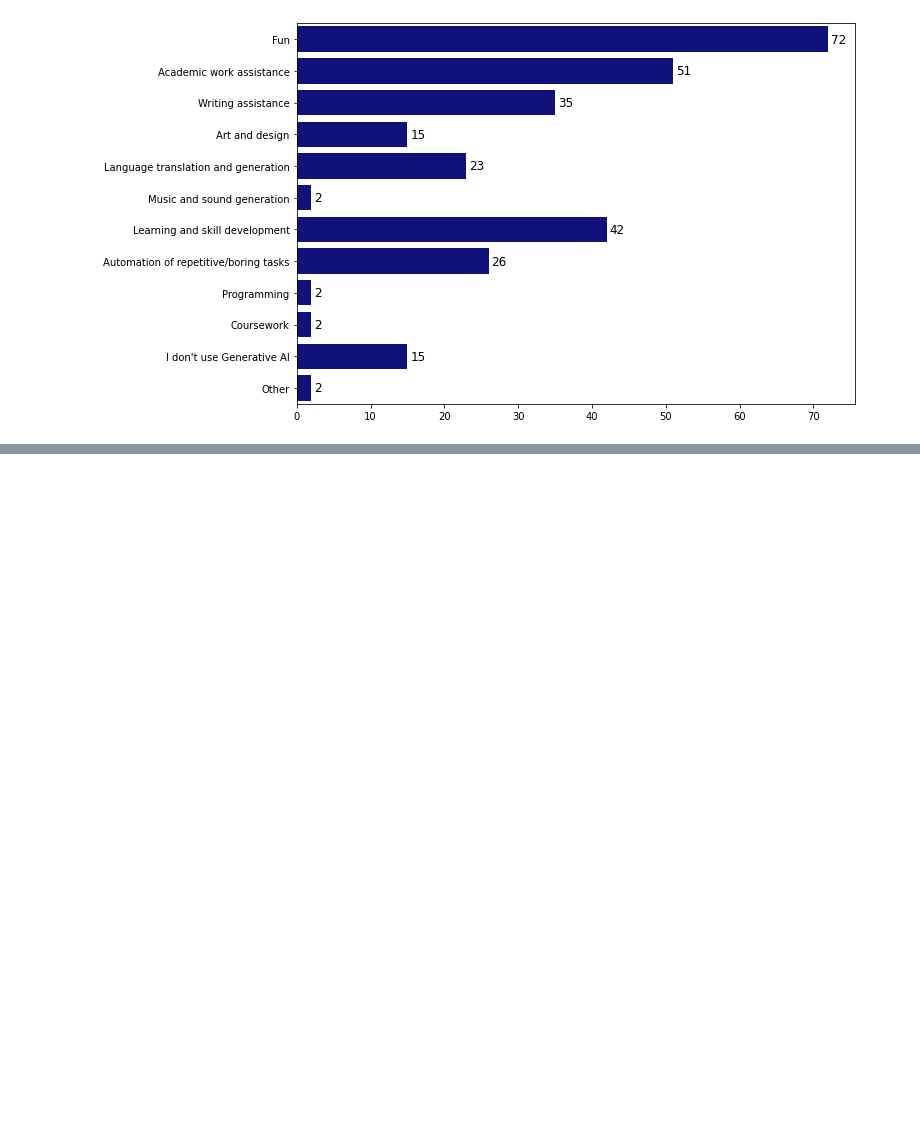
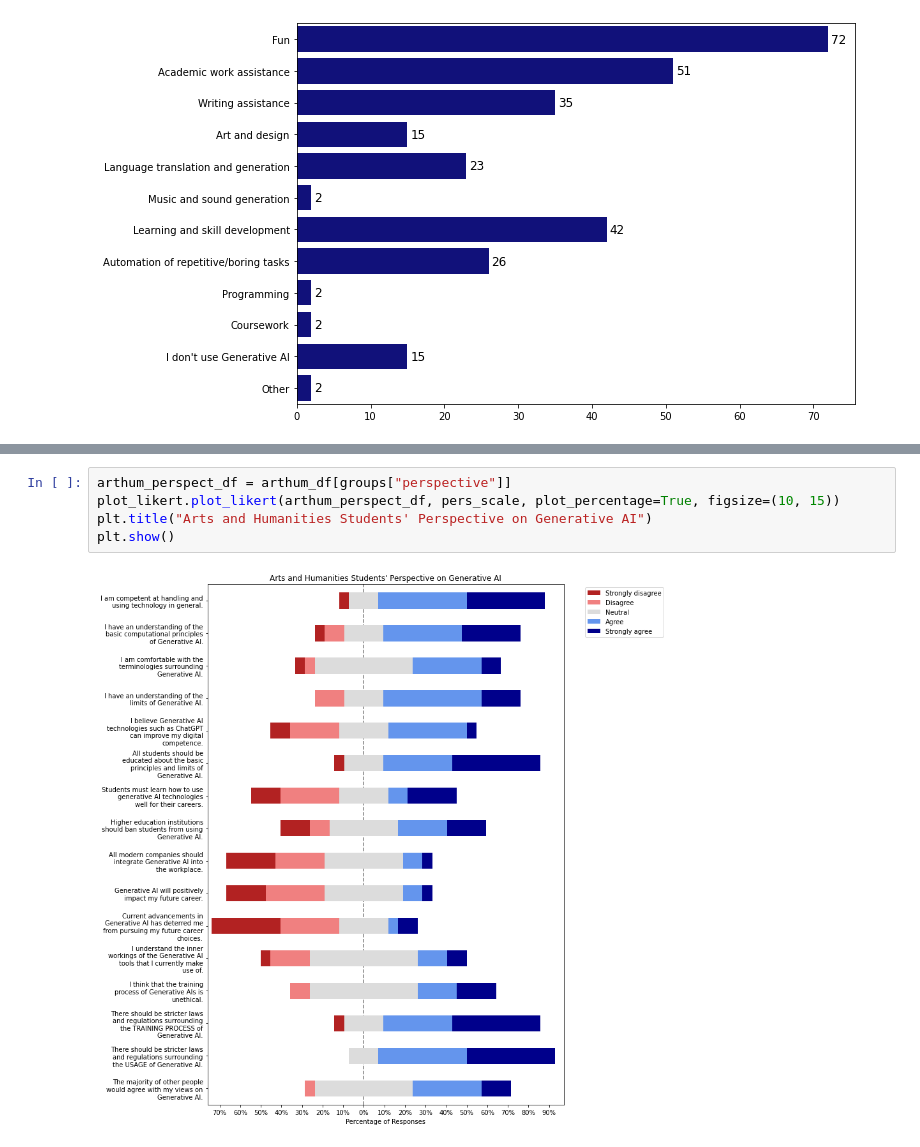
Before and after one commit to menamerai/ml-git-notebooks, a Jupyter notebook: Research/genai-visualize.ipynb, the cells around one changed output, grey strips where cells are left out. Cells and saved outputs as stored; diff of their text form; blank space fills up the shorter version.

```diff
--- a/Research/genai-visualize.ipynb
+++ b/Research/genai-visualize.ipynb
@@ -263,0 +279,7 @@ plt.show()
+# %%
+arthum_perspect_df = arthum_df[groups["perspective"]]
+plot_likert.plot_likert(arthum_perspect_df, pers_scale, plot_percentage=True, figsize=(10, 15))
+plt.title("Arts and Humanities Students' Perspective on Generative AI")
+plt.show()
+# %% [output]
+[figure, added]
```
Also changed, not shown: parts of 27 cells of this notebook.
